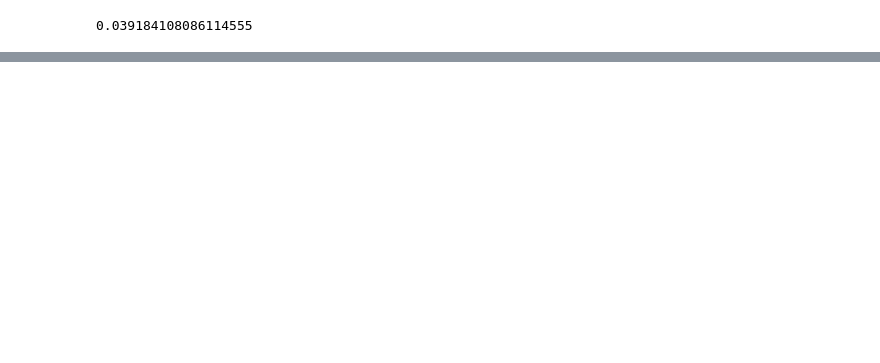
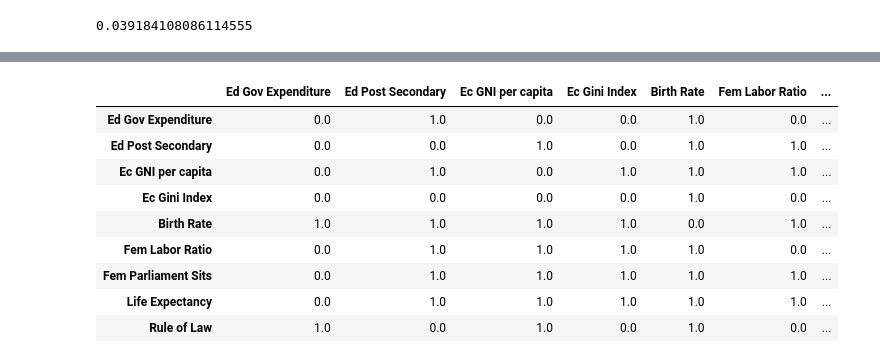
Before and after one commit to Dmither/SocialIndicators, a Jupyter notebook: 2_correlation_analisys.ipynb, the cells around one changed output, grey strips where cells are left out. Saved outputs shown, nothing was run; the diff lists cells and outputs as text; code cells hidden in the pictures; blank space fills up the shorter version.

```diff
--- a/2_correlation_analisys.ipynb
+++ b/2_correlation_analisys.ipynb
@@ -166,0 +185,13 @@ True
+# %%
+p_values_check
+# %% [output]
+|  | Ed Gov Expenditure | Ed Post Secondary | Ec GNI per capita | Ec Gini Index | Birth Rate | Fem Labor Ratio | ... |
+| Ed Gov Expenditure | 0.0 | 1.0 | 0.0 | 0.0 | 1.0 | 0.0 | ... |
+| Ed Post Secondary | 0.0 | 0.0 | 1.0 | 0.0 | 1.0 | 1.0 | ... |
+| Ec GNI per capita | 0.0 | 1.0 | 0.0 | 1.0 | 1.0 | 1.0 | ... |
+| Ec Gini Index | 0.0 | 0.0 | 0.0 | 0.0 | 1.0 | 0.0 | ... |
+| Birth Rate | 1.0 | 1.0 | 1.0 | 1.0 | 0.0 | 1.0 | ... |
+| Fem Labor Ratio | 0.0 | 1.0 | 1.0 | 1.0 | 1.0 | 0.0 | ... |
+| Fem Parliament Sits | 0.0 | 1.0 | 1.0 | 1.0 | 1.0 | 1.0 | ... |
+| Life Expectancy | 0.0 | 1.0 | 1.0 | 1.0 | 1.0 | 1.0 | ... |
+| Rule of Law | 1.0 | 0.0 | 1.0 | 0.0 | 1.0 | 0.0 | ... |
```
Also changed, not shown: parts of 16 cells of this notebook.
